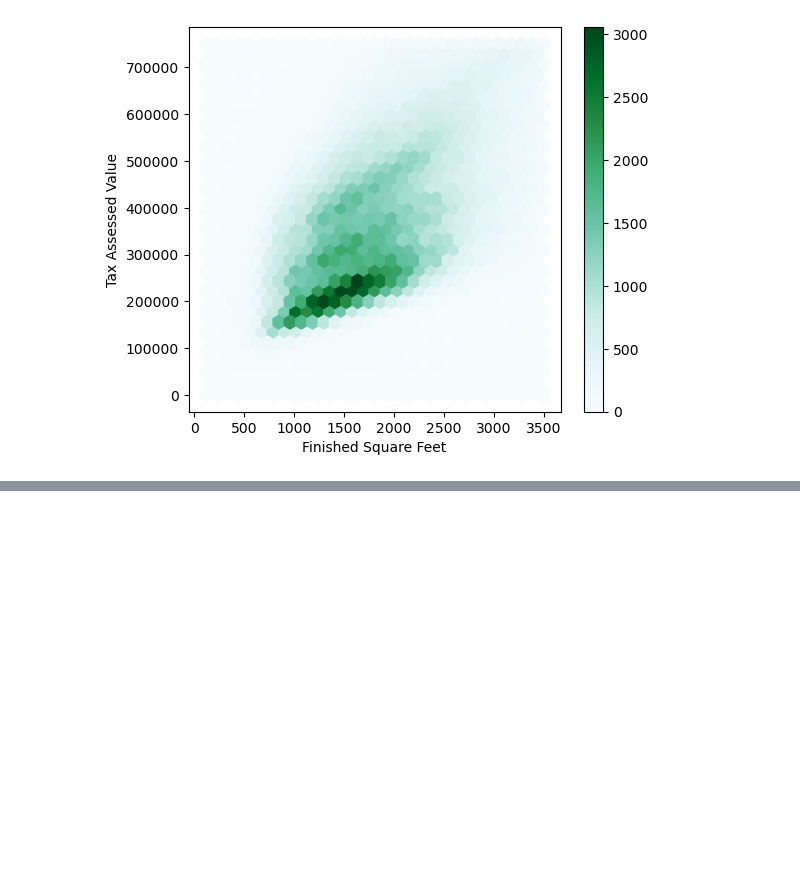
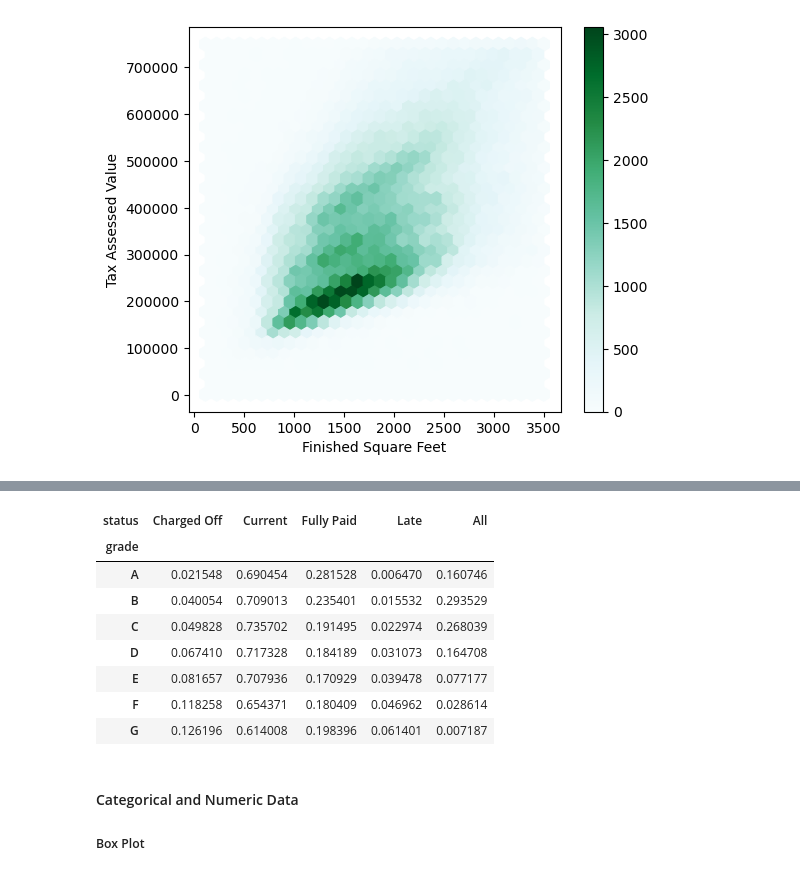
Before and after one commit to shailesh097/statistics_datascience, a Jupyter notebook: main.ipynb, the cells around one changed output, grey strips where cells are left out. Saved outputs shown, nothing was run; the diff lists cells and outputs as text; code cells hidden in the pictures; blank space fills up the shorter version.

```diff
--- a/main.ipynb
+++ b/main.ipynb
@@ -241,0 +281,19 @@ Text(0, 0.5, 'Tax Assessed Value')
+# %%
+df = crosstab.copy().loc['A':'G',:]
+df.loc[:,'Charged Off':'Late'] = df.loc[:, 'Charged Off': 'Late'].div(df['All'], axis=0)
+df['All'] = df['All'] / sum(df['All'])
+perc_crosstab = df
+perc_crosstab
+# %% [output]
+| status | Charged Off | Current | Fully Paid | Late | All |
+| grade |  |  |  |  |  |
+| A | 0.021548 | 0.690454 | 0.281528 | 0.006470 | 0.160746 |
+| B | 0.040054 | 0.709013 | 0.235401 | 0.015532 | 0.293529 |
+| C | 0.049828 | 0.735702 | 0.191495 | 0.022974 | 0.268039 |
+| D | 0.067410 | 0.717328 | 0.184189 | 0.031073 | 0.164708 |
+| E | 0.081657 | 0.707936 | 0.170929 | 0.039478 | 0.077177 |
+| F | 0.118258 | 0.654371 | 0.180409 | 0.046962 | 0.028614 |
+| G | 0.126196 | 0.614008 | 0.198396 | 0.061401 | 0.007187 |
+# %% [markdown]
+#### Categorical and Numeric Data
+##### Box Plot
```
Also changed, not shown: parts of 10 cells of this notebook.
